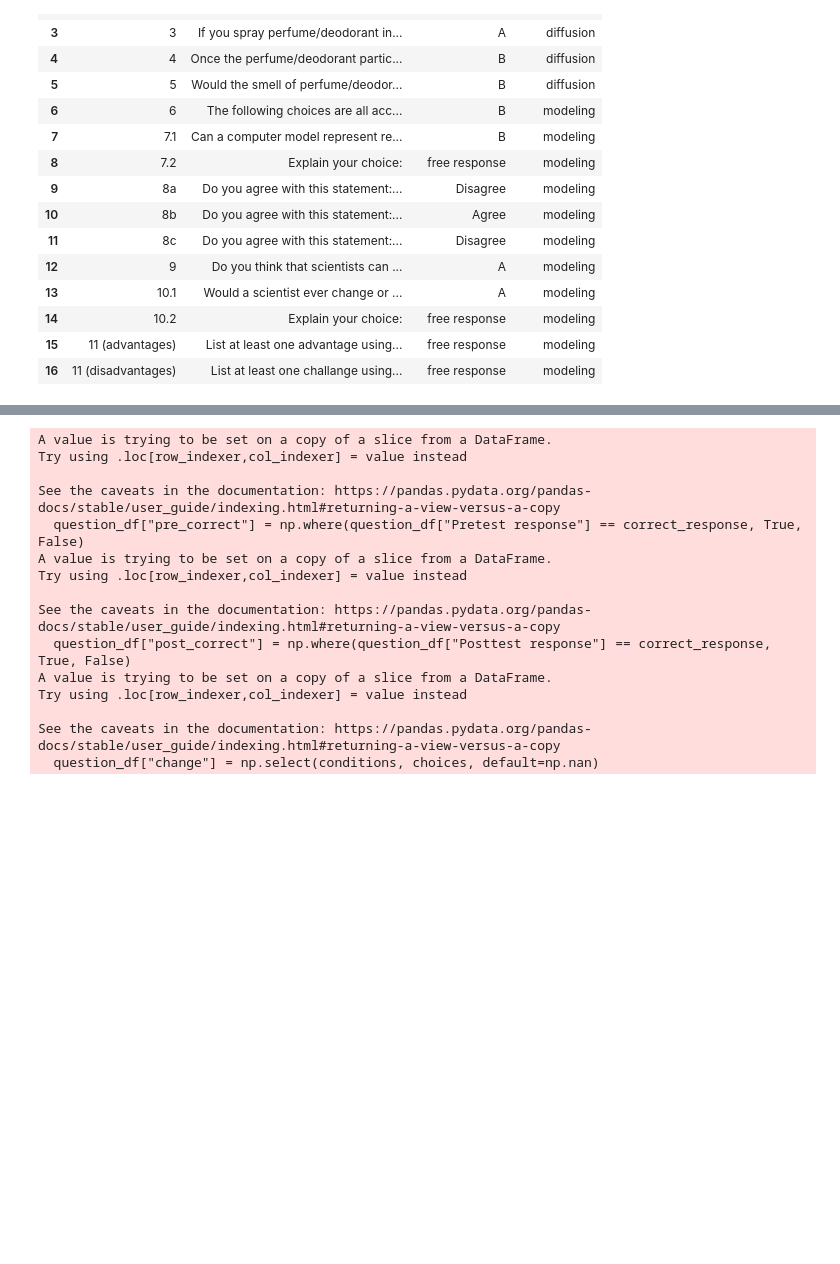
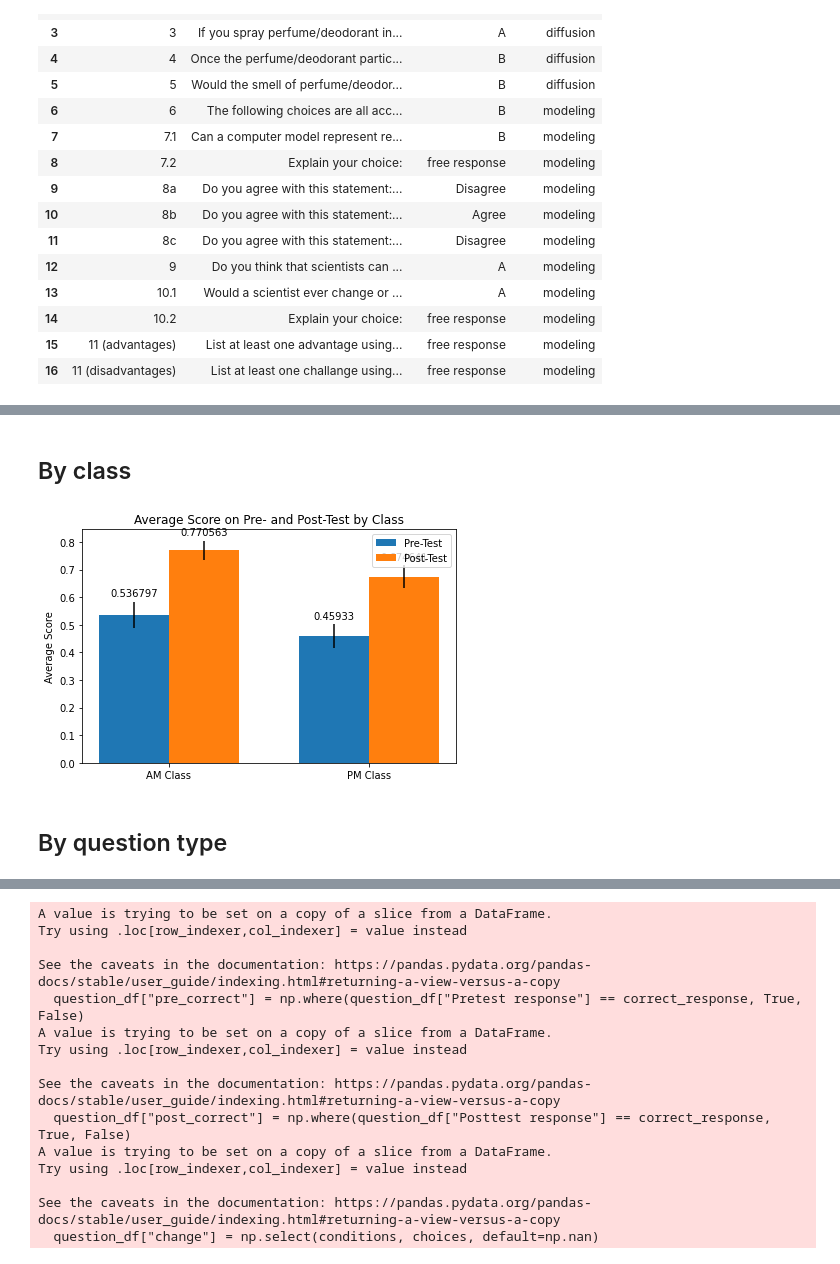
Before and after one commit to wolfj95/a2s_unit_1, a Jupyter notebook: unit_1_data_analysis.ipynb, the cells around one changed output, grey strips where cells are left out. Cells and saved outputs as stored; diff of their text form; code cells hidden in the pictures; blank space fills up the shorter version.

```diff
--- a/unit_1_data_analysis.ipynb
+++ b/unit_1_data_analysis.ipynb
@@ -45,0 +193,39 @@ for index, row in key_df.iterrows():
+# %% [markdown]
+## By class
+# %%
+am_df = student_data.loc[student_data["Section"] == "AM"]
+pm_df = student_data.loc[student_data["Section"] == "PM"]
+am_constrained_response_test_data = constrained_response_test_data.loc[constrained_response_test_data.index.isin(am_df.index)]
+pm_constrained_response_test_data = constrained_response_test_data.loc[constrained_response_test_data.index.isin(pm_df.index)]
+# %%
+labels = ["AM Class", "PM Class"]
+
+pre_means = [am_constrained_response_test_data["pre_score"].mean(), pm_constrained_response_test_data["pre_score"].mean()]
+pre_std_errs = [am_constrained_response_test_data["pre_score"].sem(), pm_constrained_response_test_data["pre_score"].sem()]
+post_means = [am_constrained_response_test_data["post_score"].mean(), pm_constrained_response_test_data["post_score"].mean()]
+post_std_errs = [am_constrained_response_test_data["post_score"].sem(), pm_constrained_response_test_data["post_score"].sem()]
+
+x = np.arange(len(labels))  # the label locations
+width = 0.35  # the width of the bars
+
+fig, ax = plt.subplots()
+rects1 = ax.bar(x - width/2, pre_means, width, yerr=pre_std_errs, label='Pre-Test')
+rects2 = ax.bar(x + width/2, post_means, width, yerr=post_std_errs, label='Post-Test')
+
+# Add some text for labels, title and custom x-axis tick labels, etc.
+ax.set_ylabel('Average Score')
+ax.set_title('Average Score on Pre- and Post-Test by Class')
+ax.set_xticks(x)
+ax.set_xticklabels(labels)
+ax.legend()
+
+ax.bar_label(rects1, padding=3)
+ax.bar_label(rects2, padding=3)
+
+fig.tight_layout()
+fig.set_facecolor("white")
+plt.show()
+# %% [output]
+[figure, added]
+# %% [markdown]
+## By question type
```
Also changed, not shown: parts of 35 cells of this notebook.
